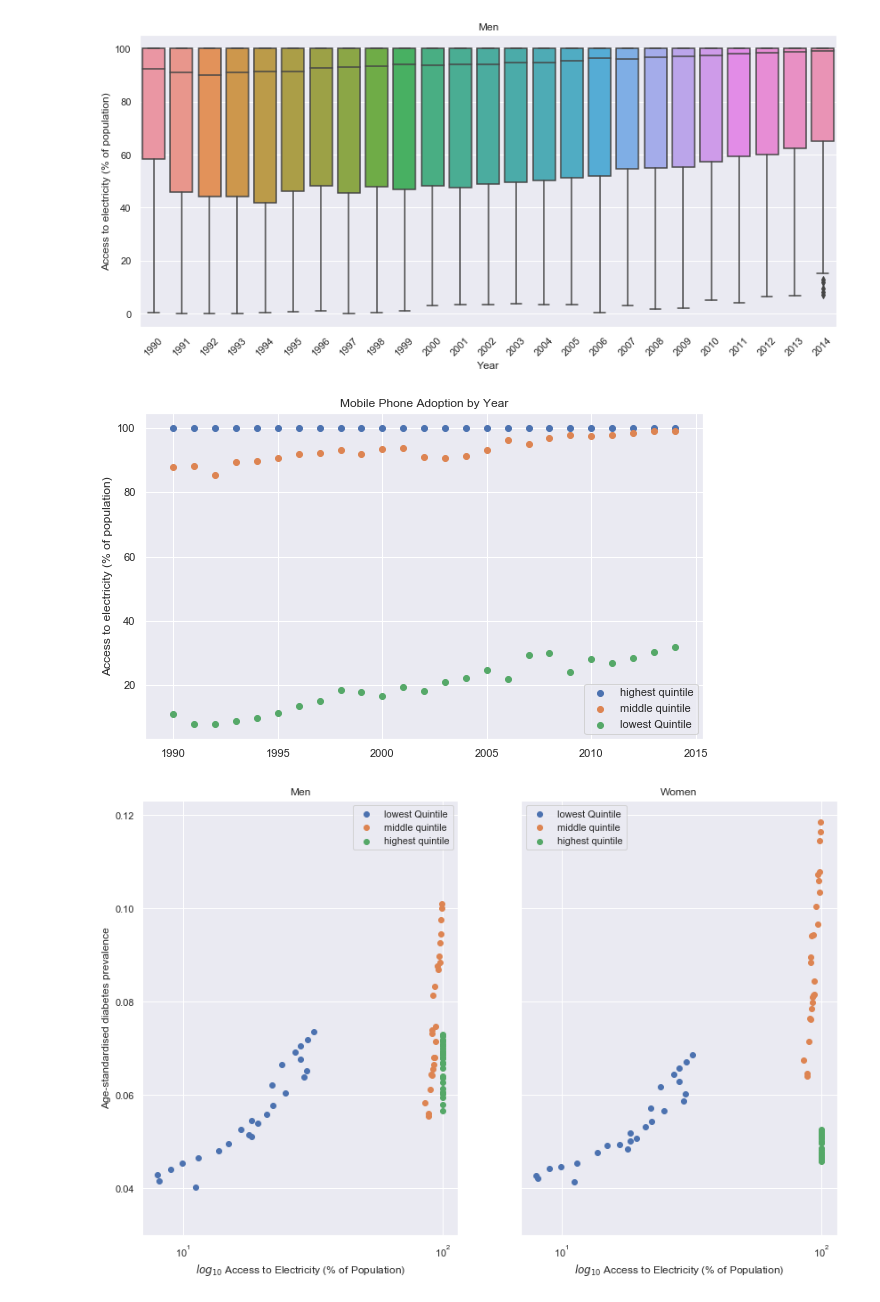
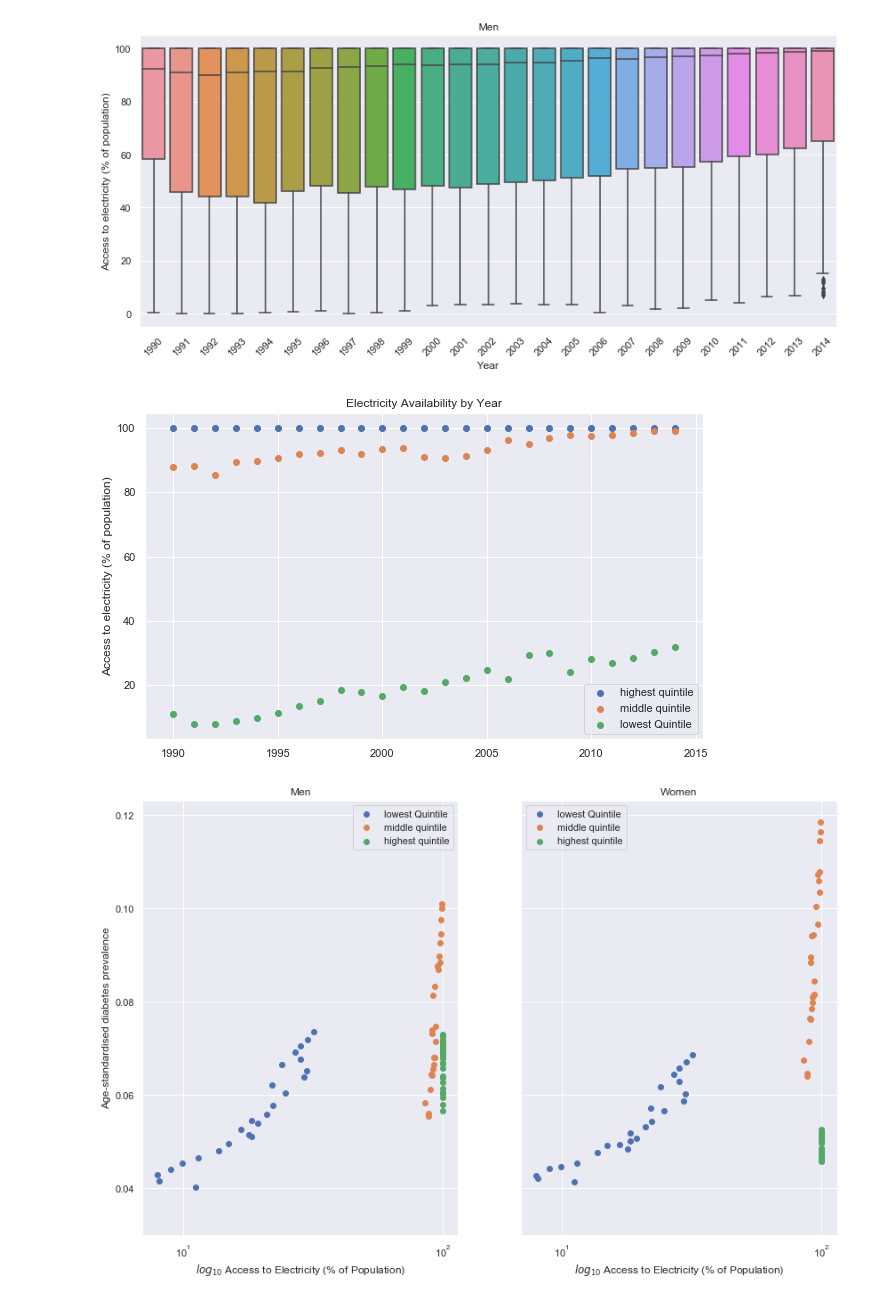
Before and after one commit to amateola7/Project-1-group4, a Jupyter notebook: ProjectOne_GroupFour_DataAnalysis.ipynb, the cells around one changed output. Saved outputs shown, nothing was run; the diff lists cells and outputs as text; code cells hidden in the pictures.

```diff
--- a/ProjectOne_GroupFour_DataAnalysis.ipynb
+++ b/ProjectOne_GroupFour_DataAnalysis.ipynb
@@ -242,14 +242,14 @@ m.set_title("Men");
 # %%
 fig1, axes1a = plt.subplots(figsize=(10,6))
 
 axes1a.scatter(men_quintile_5.index, men_quintile_5['EG.ELC.ACCS.ZS'])
 axes1a.scatter(men_quintile_3.index, men_quintile_3['EG.ELC.ACCS.ZS'])
 axes1a.scatter(men_quintile_1.index, men_quintile_1['EG.ELC.ACCS.ZS'])
 axes1a.legend(["highest quintile", "middle quintile", "lowest Quintile"])
 axes1a.set_ylabel(f"{titles['EG.ELC.ACCS.ZS']}")
-axes1a.set_title('Mobile Phone Adoption by Year');
+axes1a.set_title('Electricity Availability by Year');
 # %% [output]
-[figure, old version]
+[figure, new version]
 # %%
 fig1, (axes2a,axes2b) = plt.subplots(1,2,figsize=(14,9),sharey=True)
 
```
